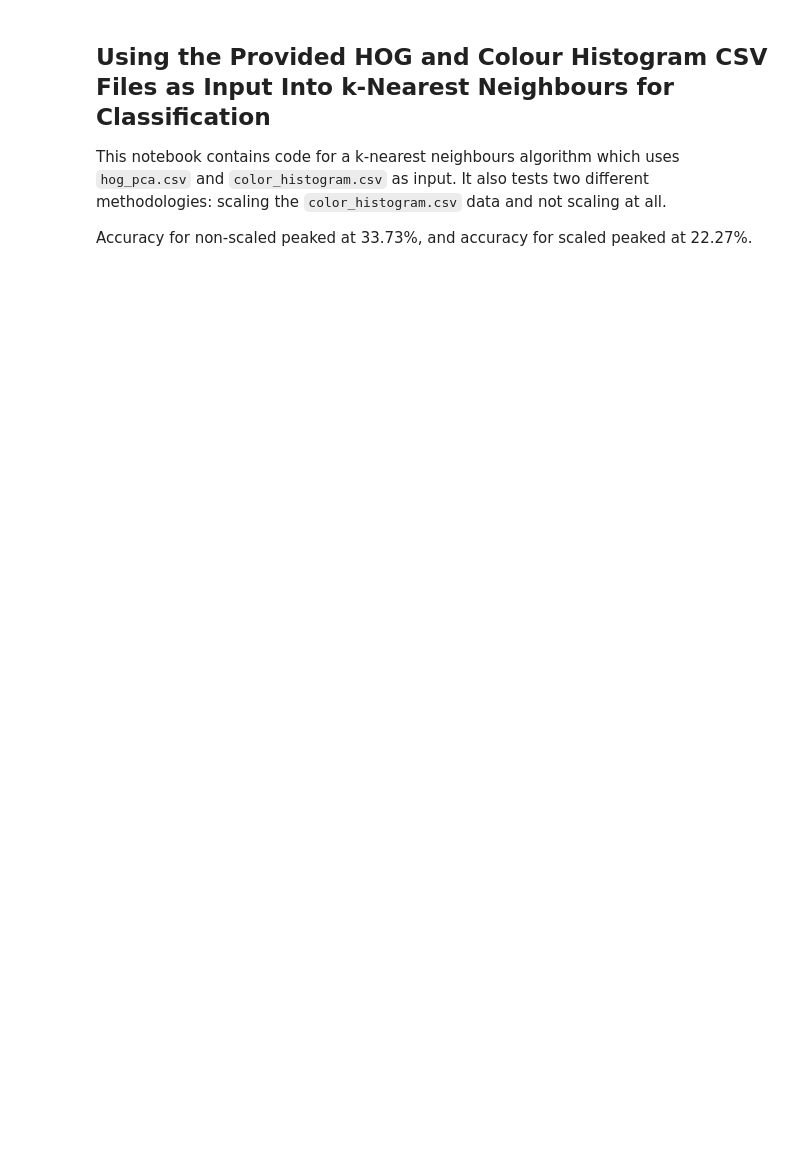
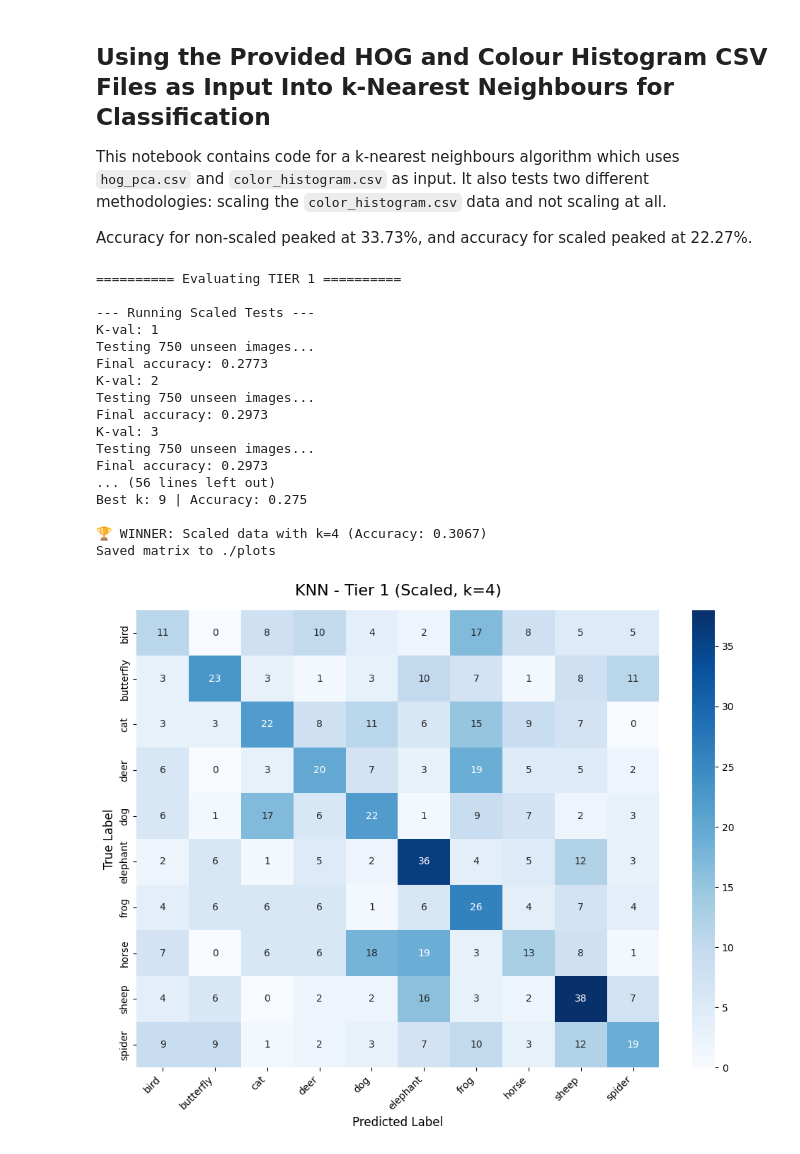
Before and after one commit to lricketson/comp30027-assmt-2, a Jupyter notebook: 01_kNN.ipynb, the cells around one changed output. Saved outputs shown, nothing was run; the diff lists cells and outputs as text; code cells hidden in the pictures; blank space fills up the shorter version.

```diff
--- a/01_kNN.ipynb
+++ b/01_kNN.ipynb
@@ -4,24 +4,36 @@
 This notebook contains code for a k-nearest neighbours algorithm which uses `hog_pca.csv` and `color_histogram.csv` as input. It also tests two different methodologies: scaling the `color_histogram.csv` data and not scaling at all.
 
 Accuracy for non-scaled peaked at 33.73%, and accuracy for scaled peaked at 22.27%.
+# %%
+### SETUP CELL - RUN ME ONCE
+from evaluation import evaluate_knn_tier
+from preprocessing import create_tier1_ft_df, create_tier2_ft_df, create_tier3_ft_df
+from constants import TASK1_DATA, TIER_1, TIER_2, TIER_3
+
+k_values = [1, 2, 3, 4, 5, 7, 9, 11, 15, 20]
+save_path = "./plots/"
 # %%
-from preprocessing import create_tier1_ft_df
-from pipelines import test_k_vals
-from constants import TASK1_DATA
-from evaluation import plot_model_confusion_matrix
-
-tier1_ft_df = create_tier1_ft_df(task_folder=TASK1_DATA)
-
-k_values = [1, 2, 3, 4, 5, 7, 9, 11, 15, 20]
-
-best_k, best_accuracy, best_y_val, best_predictions = test_k_vals(
-    tier1_ft_df, k_values, scale=True
+tier1_data_df = create_tier1_ft_df(task_folder=TASK1_DATA)
+evaluate_knn_tier(
+    tier1_data_df, k_values=k_values, tier_name=TIER_1, save_path=save_path
 )
-plot_model_confusion_matrix(
-    best_y_val,
-)
-print("-" * 60)
-best_k, best_accuracy, best_y_val, best_predictions = test_k_vals(
-    tier1_ft_df, k_values, scale=False
-)
+# %% [output]
+========== Evaluating TIER 1 ==========
+
+--- Running Scaled Tests ---
+K-val: 1
+Testing 750 unseen images...
+Final accuracy: 0.2773
+K-val: 2
+Testing 750 unseen images...
+Final accuracy: 0.2973
+K-val: 3
+Testing 750 unseen images...
+Final accuracy: 0.2973
+... (56 lines left out)
+Best k: 9 | Accuracy: 0.275
+
+🏆 WINNER: Scaled data with k=4 (Accuracy: 0.3067)
+Saved matrix to ./plots
+[figure, added]
 # %%
```
Also changed, not shown: parts of 2 cells of this notebook, 7 other files.
